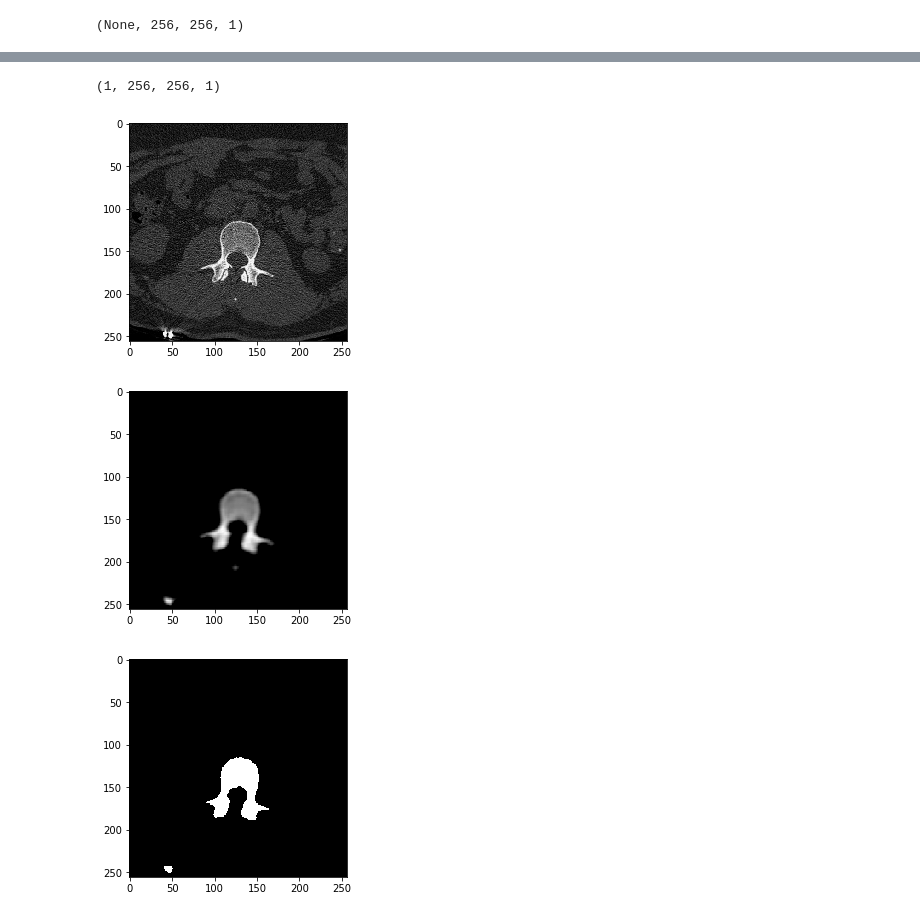
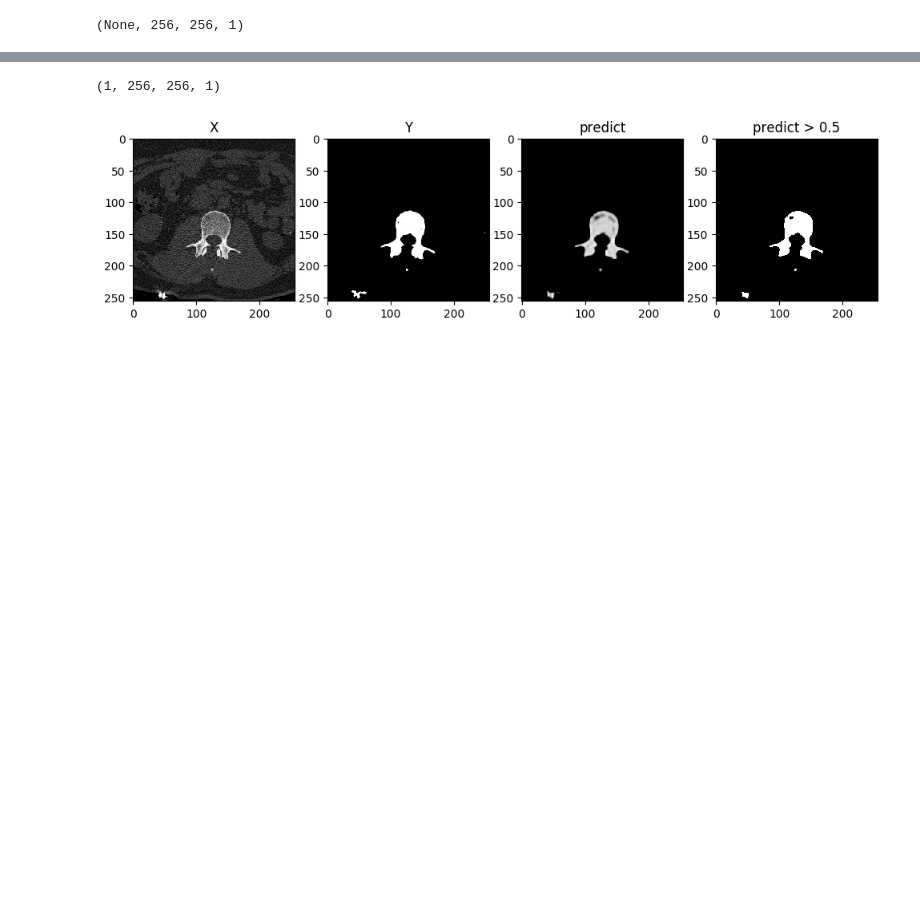
Before and after one commit to ianchen1015/segmentation, a Jupyter notebook: k/model.ipynb, the cells around one changed output, grey strips where cells are left out. Saved outputs shown, nothing was run; the diff lists cells and outputs as text; code cells hidden in the pictures; blank space fills up the shorter version.

```diff
--- a/k/model.ipynb
+++ b/k/model.ipynb
@@ -97,8 +113,9 @@ tensorboard = TensorBoard(log_dir='./logs', histogram_freq=0, write_graph=True,
 # %%
 # training
 model.fit(X_train, Y_train,
-                epochs=10,
-                batch_size=50,
+                validation_split=0.2,
+                epochs=20,
+                batch_size=20,
                 shuffle=True,
                 callbacks=[tensorboard])
 
@@ -134,21 +148,26 @@ model.save('model.h5')   # HDF5 file, you have to pip3 install h5py if don't hav
 del model  # deletes the existing model
 # %%
 # load
-model = load_model('model.h5')
+model = load_model('./save/model.h5')
 num = 10
 X = X_train[num:num+1]
+Y = Y_train[num:num+1]
 img = model.predict(X)
 img2 = img > 0.5
 print(img.shape)
 
-plt.imshow(X.reshape(size,size), cmap='gray')
+
+plt.figure(num=None, figsize=(12, 15), dpi=100, facecolor='w', edgecolor='k')
+
+plt.subplot(141), plt.title('X'), plt.imshow(X.reshape(size,size), cmap='gray')
+
+plt.subplot(142), plt.title('Y'), plt.imshow(Y.reshape(size,size), cmap='gray')
+
+plt.subplot(143), plt.title('predict'), plt.imshow(img.reshape(size,size), cmap='gray')
+
+plt.subplot(144), plt.title('predict > 0.5'), plt.imshow(img2.reshape(size,size), cmap='gray')
+
 plt.show()
-plt.imshow(img.reshape(size,size), cmap='gray')
-plt.show()
-plt.imshow(img2.reshape(size,size), cmap='gray')
-plt.show()
 # %% [output]
 (1, 256, 256, 1)
-[figure, old version]
+[figure, new version]
-[figure, removed]
-[figure, removed]
```
Also changed, not shown: parts of 3 cells of this notebook.
